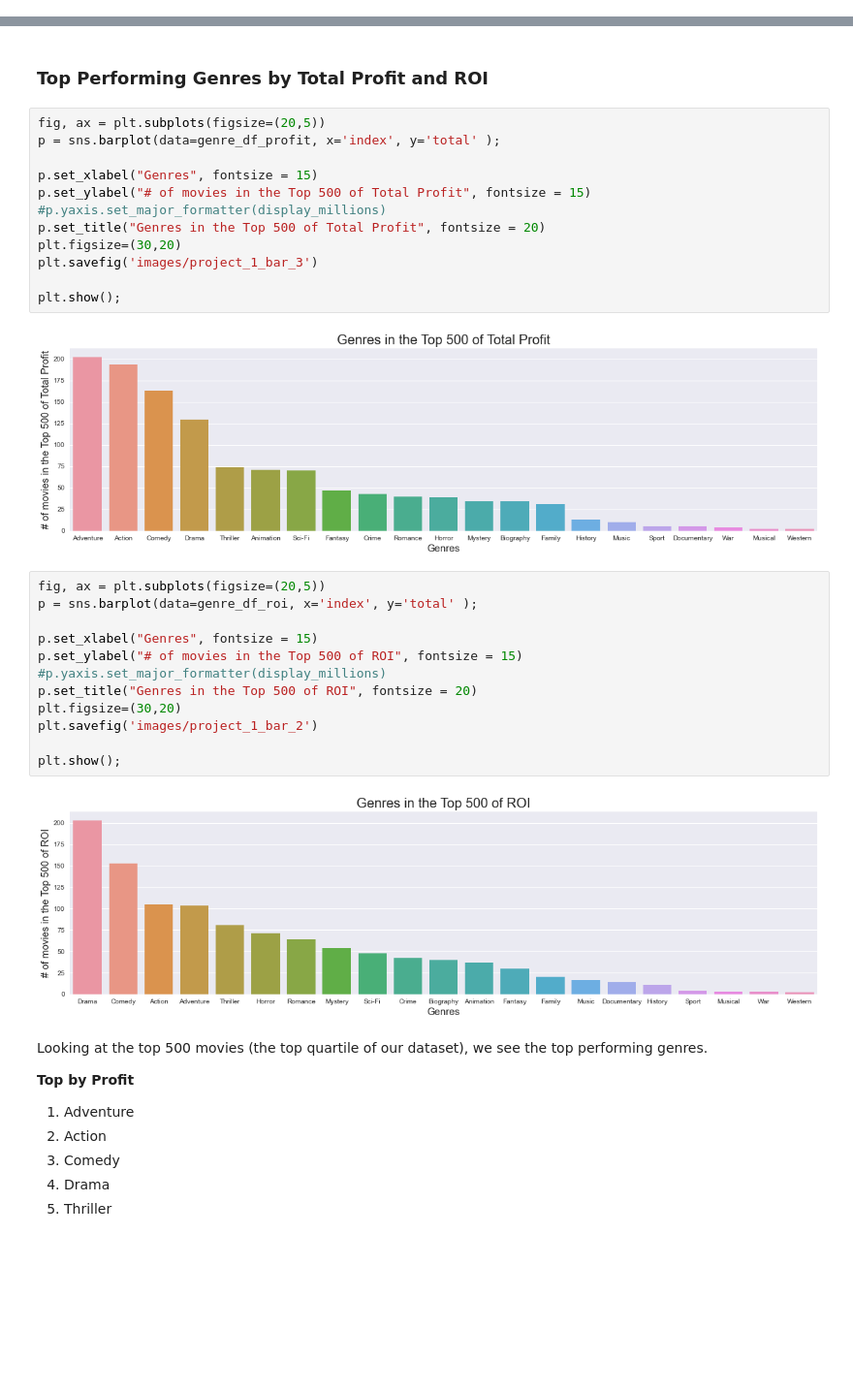
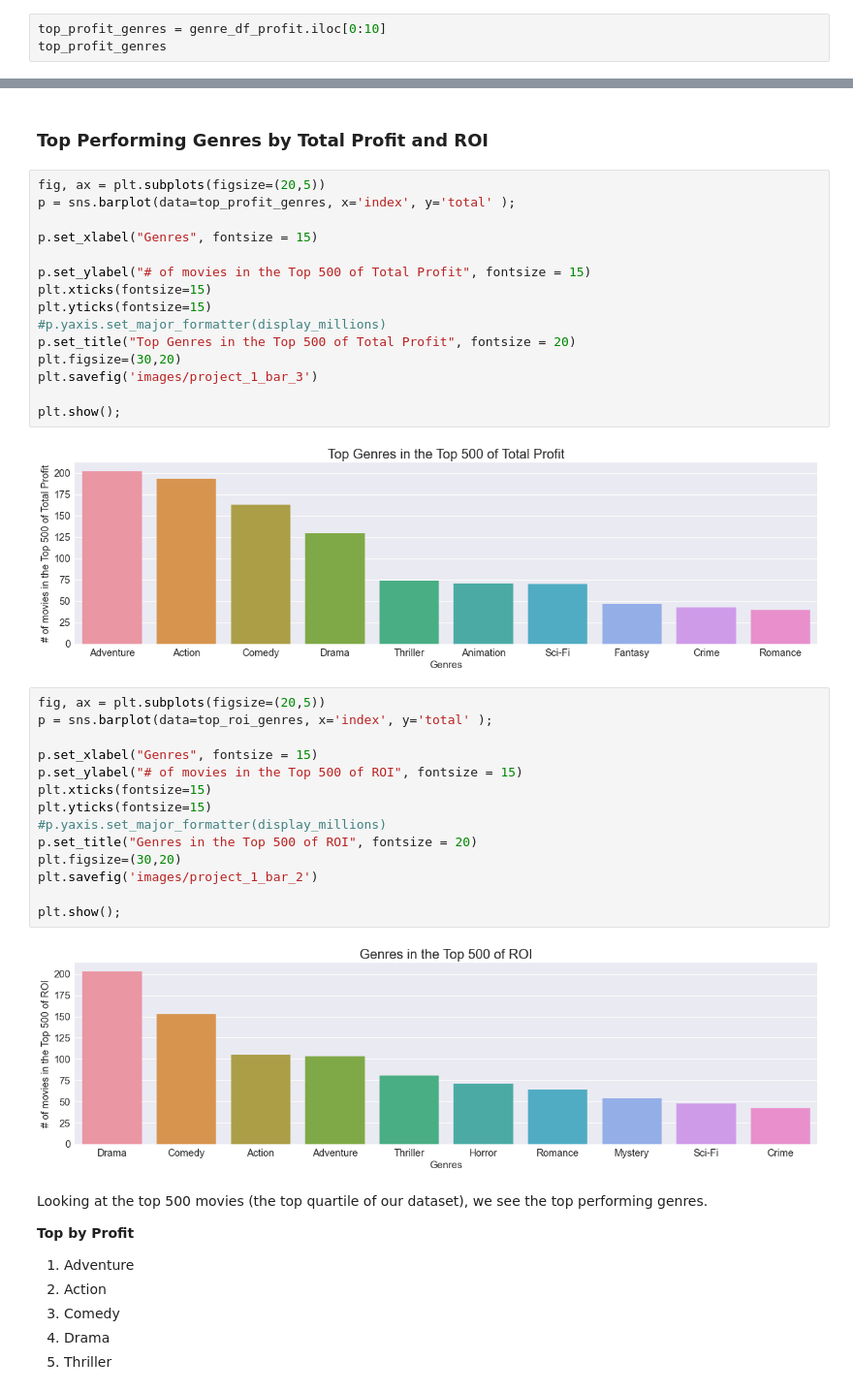
Before and after one commit to jxn628/dsc-phase-1-project, a Jupyter notebook: student.ipynb, the cells around one changed output, grey strips where cells are left out. Shown: that part at 97% size. Saved outputs shown, nothing was run; the diff lists cells and outputs as text; blank space fills up the shorter version.

```diff
--- a/student.ipynb
+++ b/student.ipynb
@@ -754,3 +759,6 @@ genre_df_all_profit = genre_df_all_profit.sort_values('total', ascending=False)
 genre_df_roi = count_genre_df(top_roi)
 genre_df_roi = genre_df_roi.sort_values('total', ascending=False)
 genre_df_roi = genre_df_roi.drop(genre_df_roi[['genre_1', 'genre_2', 'genre_3']], axis=1)
+# %%
+top_profit_genres = genre_df_profit.iloc[0:10]
+top_profit_genres
@@ -822,24 +857,29 @@ However, just because these are the most common genres, that doesn't mean that t
 ### Top Performing Genres by Total Profit and ROI
 # %%
 fig, ax = plt.subplots(figsize=(20,5))
-p = sns.barplot(data=genre_df_profit, x='index', y='total' );
+p = sns.barplot(data=top_profit_genres, x='index', y='total' );
 
 p.set_xlabel("Genres", fontsize = 15)
+
 p.set_ylabel("# of movies in the Top 500 of Total Profit", fontsize = 15)
+plt.xticks(fontsize=15)
+plt.yticks(fontsize=15)
 #p.yaxis.set_major_formatter(display_millions)
-p.set_title("Genres in the Top 500 of Total Profit", fontsize = 20)
+p.set_title("Top Genres in the Top 500 of Total Profit", fontsize = 20)
 plt.figsize=(30,20)
 plt.savefig('images/project_1_bar_3')
 
 plt.show();
 # %% [output]
-[figure, old version]
+[figure, new version]
 # %%
 fig, ax = plt.subplots(figsize=(20,5))
-p = sns.barplot(data=genre_df_roi, x='index', y='total' );
+p = sns.barplot(data=top_roi_genres, x='index', y='total' );
 
 p.set_xlabel("Genres", fontsize = 15)
 p.set_ylabel("# of movies in the Top 500 of ROI", fontsize = 15)
+plt.xticks(fontsize=15)
+plt.yticks(fontsize=15)
 #p.yaxis.set_major_formatter(display_millions)
 p.set_title("Genres in the Top 500 of ROI", fontsize = 20)
 plt.figsize=(30,20)
@@ -847,7 +887,7 @@ plt.savefig('images/project_1_bar_2')
 
 plt.show();
 # %% [output]
-[figure, old version]
+[figure, new version]
 # %% [markdown]
 Looking at the top 500 movies (the top quartile of our dataset), we see the top performing genres.
 
```
Also changed, not shown: parts of 10 cells of this notebook.
